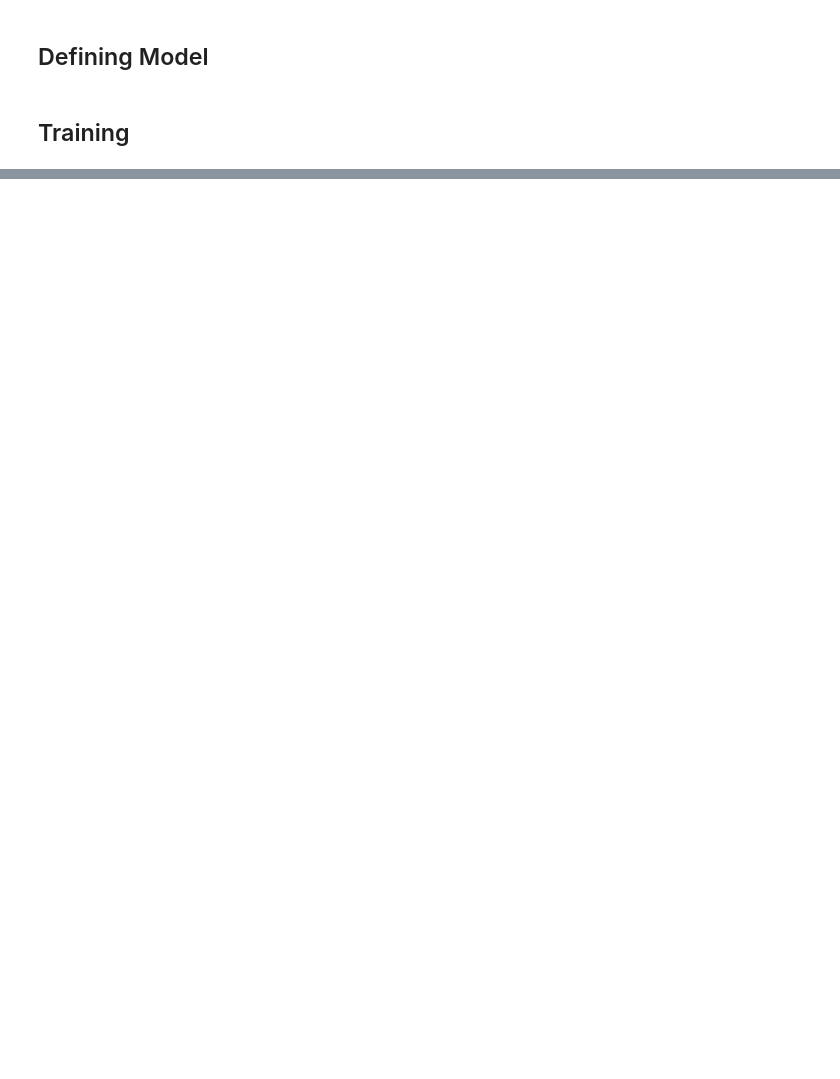
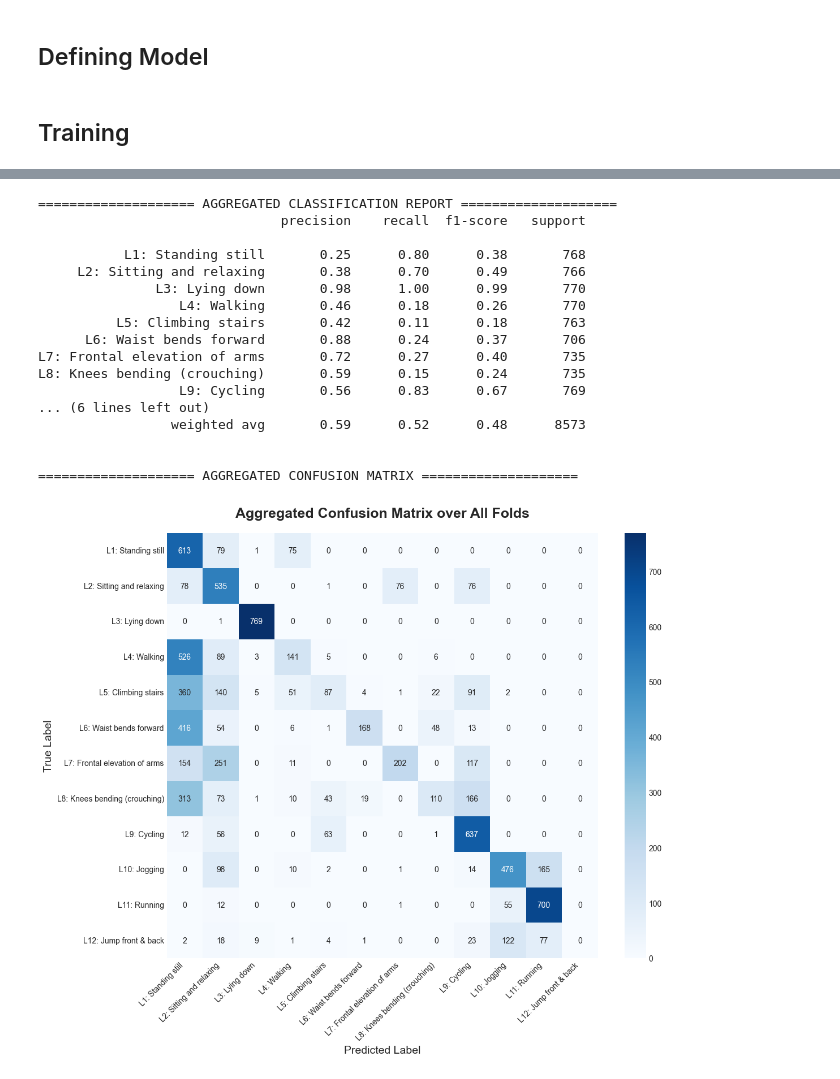
Before and after one commit to song2du/Machine-Learning-Programming, a Jupyter notebook: MHEALTH_CNN.ipynb, the cells around one changed output, grey strips where cells are left out. Cells and saved outputs as stored; diff of their text form; code cells hidden in the pictures; blank space fills up the shorter version.

```diff
--- a/MHEALTH_CNN.ipynb
+++ b/MHEALTH_CNN.ipynb
@@ -495,0 +585,52 @@ weighted avg       0.24      0.25      0.23      1714
+# %%
+from sklearn.metrics import classification_report, confusion_matrix
+
+# 클래스 이름 정의 (MHEALTH 데이터셋 기준)
+class_names = [
+    'L1: Standing still', 'L2: Sitting and relaxing', 'L3: Lying down',
+    'L4: Walking', 'L5: Climbing stairs', 'L6: Waist bends forward',
+    'L7: Frontal elevation of arms', 'L8: Knees bending (crouching)',
+    'L9: Cycling', 'L10: Jogging', 'L11: Running', 'L12: Jump front & back'
+]
+all_possible_labels = list(range(NUM_CLASSES))
+
+# --- Classification Report 출력 ---
+print(f"\n{'='*20} AGGREGATED CLASSIFICATION REPORT {'='*20}")
+print(classification_report(all_fold_labels, all_fold_preds,
+                            target_names=class_names,
+                            labels=all_possible_labels,
+                            zero_division=0))
+
+# --- Confusion Matrix 시각화 ---
+print(f"\n{'='*20} AGGREGATED CONFUSION MATRIX {'='*20}")
+cm = confusion_matrix(all_fold_labels, all_fold_preds, labels=all_possible_labels)
+
+plt.figure(figsize=(12, 10))
+sns.heatmap(cm, annot=True, fmt='d', cmap='Blues',
+            xticklabels=class_names, yticklabels=class_names)
+plt.title('Aggregated Confusion Matrix over All Folds', fontsize=18, fontweight='bold', pad=20)
+plt.ylabel('True Label', fontsize=14)
+plt.xlabel('Predicted Label', fontsize=14)
+plt.xticks(rotation=45, ha="right")
+plt.yticks(rotation=0)
+plt.tight_layout()
+plt.show()
+# %% [output]
+==================== AGGREGATED CLASSIFICATION REPORT ====================
+                               precision    recall  f1-score   support
+
+           L1: Standing still       0.25      0.80      0.38       768
+     L2: Sitting and relaxing       0.38      0.70      0.49       766
+               L3: Lying down       0.98      1.00      0.99       770
+                  L4: Walking       0.46      0.18      0.26       770
+          L5: Climbing stairs       0.42      0.11      0.18       763
+      L6: Waist bends forward       0.88      0.24      0.37       706
+L7: Frontal elevation of arms       0.72      0.27      0.40       735
+L8: Knees bending (crouching)       0.59      0.15      0.24       735
+                  L9: Cycling       0.56      0.83      0.67       769
+... (6 lines left out)
+                 weighted avg       0.59      0.52      0.48      8573
+
+
+==================== AGGREGATED CONFUSION MATRIX ====================
+[figure, added]
```
Also changed, not shown: parts of 19 cells of this notebook, 2 other files.
